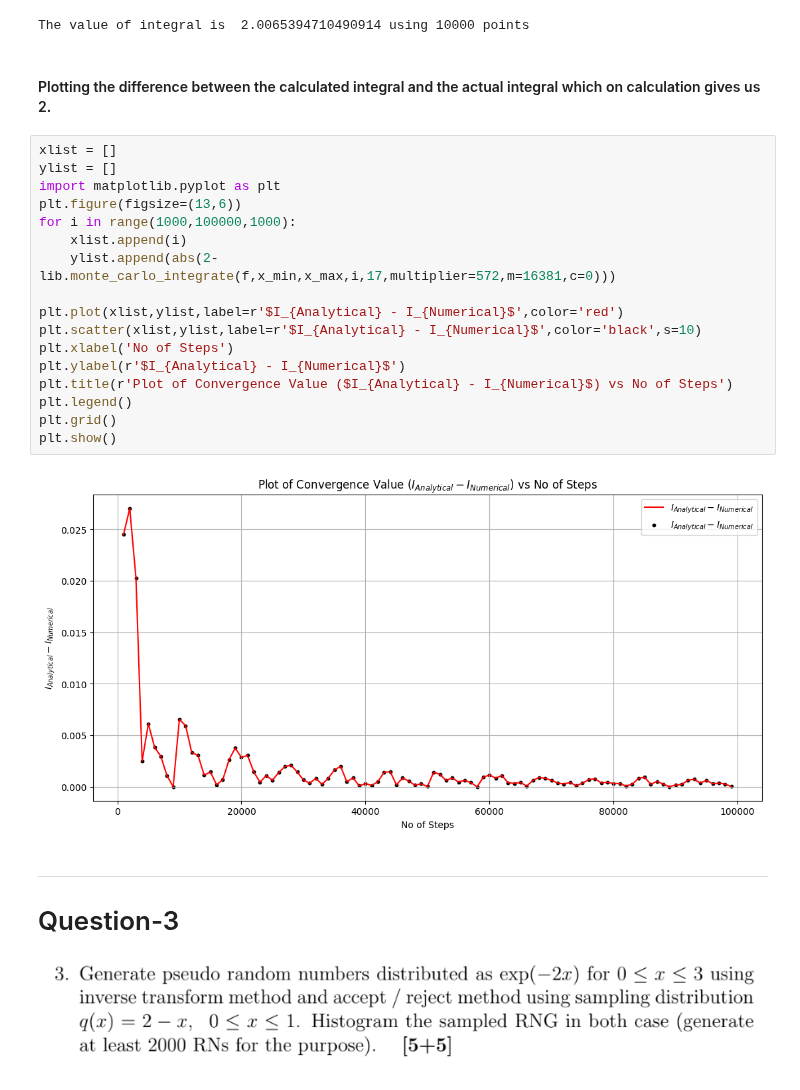
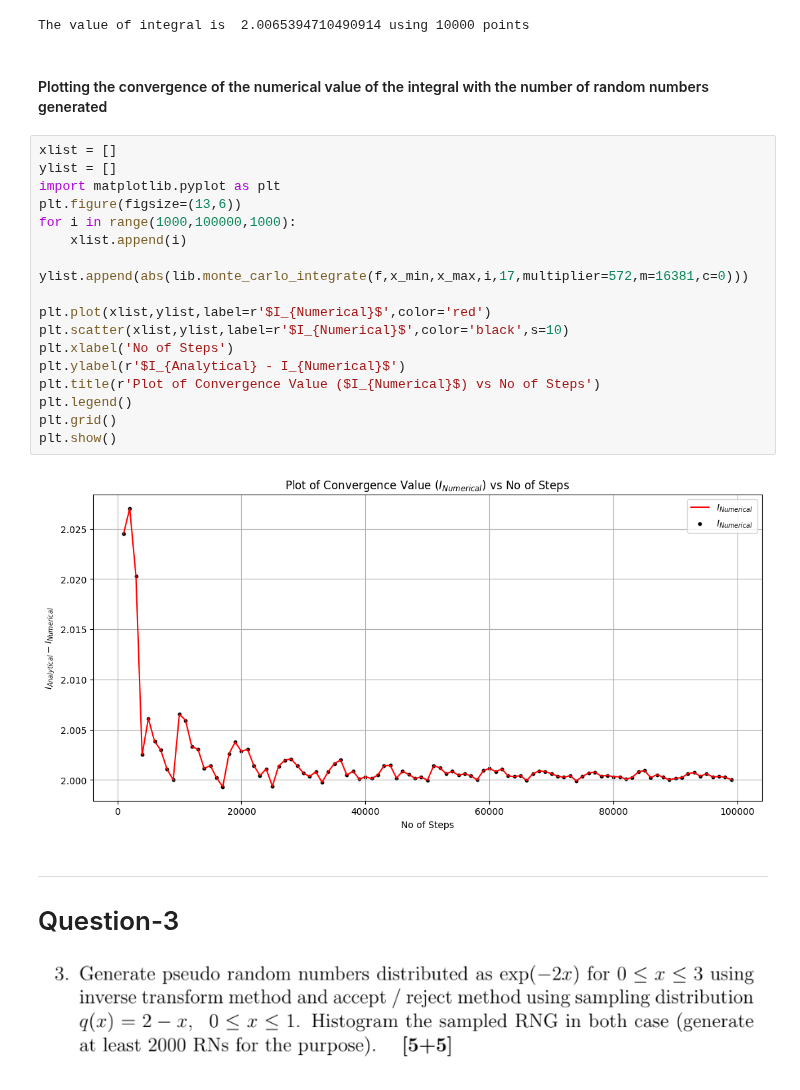
Before and after one commit to ananthapadmanabhan18/P452_Computational_Physics, a Jupyter notebook: Assignments/Assignment-4/Answer_asgn4.ipynb, the cells around one changed output. Cells and saved outputs as stored; diff of their text form.

```diff
--- a/Assignments/Assignment-4/Answer_asgn4.ipynb
+++ b/Assignments/Assignment-4/Answer_asgn4.ipynb
@@ -61,27 +61,27 @@ I = lib.monte_carlo_integrate(f,x_min,x_max,10000,17,multiplier=572,m=16381,c=0)
 print("The value of integral is ",I, "using 10000 points")
 # %% [output]
 The value of integral is  2.0065394710490914 using 10000 points
-# %% [markdown]
-#### Plotting the difference between the calculated integral and the actual integral which on calculation gives us 2.
+# %% [markdown]
+#### Plotting the convergence of the numerical value of the integral with the number of random numbers generated
 # %%
 xlist = []
 ylist = []
 import matplotlib.pyplot as plt
 plt.figure(figsize=(13,6))
 for i in range(1000,100000,1000):
     xlist.append(i)
-    ylist.append(abs(2-lib.monte_carlo_integrate(f,x_min,x_max,i,17,multiplier=572,m=16381,c=0)))
+    ylist.append(abs(lib.monte_carlo_integrate(f,x_min,x_max,i,17,multiplier=572,m=16381,c=0)))
 
-plt.plot(xlist,ylist,label=r'$I_{Analytical} - I_{Numerical}$',color='red')
-plt.scatter(xlist,ylist,label=r'$I_{Analytical} - I_{Numerical}$',color='black',s=10)
+plt.plot(xlist,ylist,label=r'$I_{Numerical}$',color='red')
+plt.scatter(xlist,ylist,label=r'$I_{Numerical}$',color='black',s=10)
 plt.xlabel('No of Steps')
 plt.ylabel(r'$I_{Analytical} - I_{Numerical}$')
-plt.title(r'Plot of Convergence Value ($I_{Analytical} - I_{Numerical}$) vs No of Steps')
+plt.title(r'Plot of Convergence Value ($I_{Numerical}$) vs No of Steps')
 plt.legend()
 plt.grid()
 plt.show()
 # %% [output]
-[figure, old version]
+[figure, new version]
 # %% [markdown]
 <hr>
 
```
